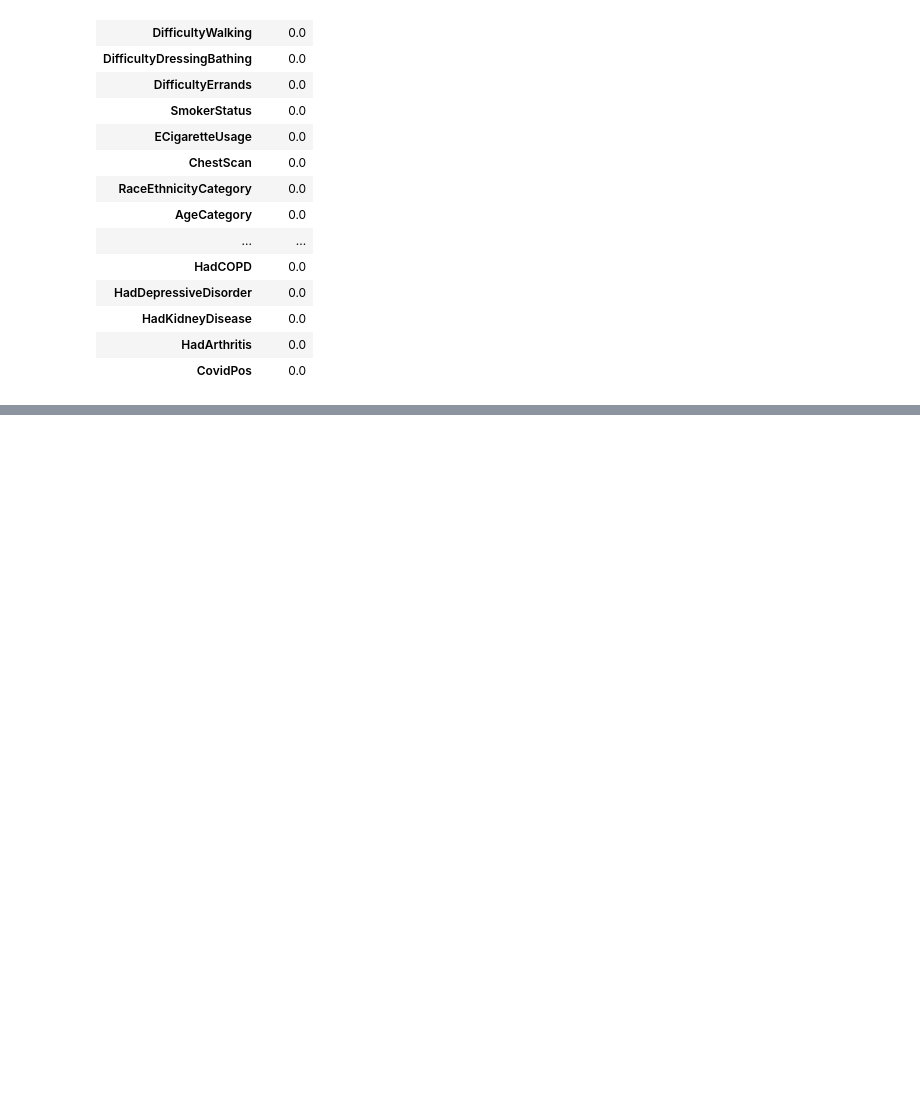
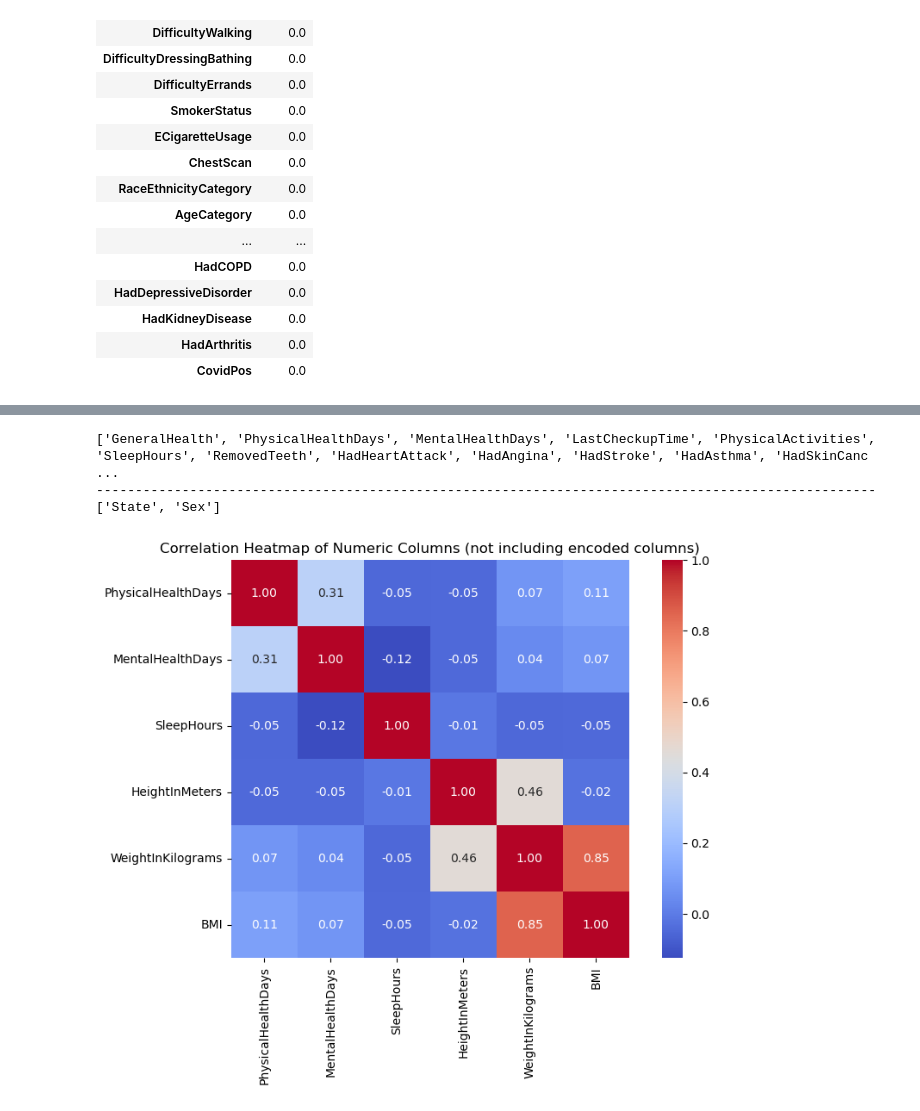
Before and after one commit to makarandkeer/BerkeleyAssignments, a Jupyter notebook: capstone/heart_disease_indicators.ipynb, the cells around one changed output, grey strips where cells are left out. Saved outputs shown, nothing was run; the diff lists cells and outputs as text; code cells hidden in the pictures; blank space fills up the shorter version.

```diff
--- a/capstone/heart_disease_indicators.ipynb
+++ b/capstone/heart_disease_indicators.ipynb
@@ -1096,7 +1114,9 @@ nan_percent.sort_values(by='NaN %', ascending=False)
 # %%
-# encoder = LabelEncoder()
-# df["Sex"] = encoder.fit_transform(df["Sex"])
+# One-hot encode the 'Sex' column
+sex_dummies = pd.get_dummies(df['Sex'], prefix='Sex')
+df = pd.concat([df.drop('Sex', axis=1), sex_dummies], axis=1)
 
-# # show all unique values of the Gender column
-# print(df["Sex"].unique())
-# print("-" * 40)
+# Show the new columns created for 'Sex'
+print("One-hot encoded columns for 'Sex':", sex_dummies.columns.tolist())
+
+print("-" * 100)
@@ -1102,0 +1128,8 @@ nan_percent.sort_values(by='NaN %', ascending=False)
+# %%
+# One-hot encode the 'State' column
+state_dummies = pd.get_dummies(df['State'], prefix='State')
+df = pd.concat([df.drop('State', axis=1), state_dummies], axis=1)
+
+# Show the new columns created for 'State'
+print("One-hot encoded columns for 'State':", state_dummies.columns.tolist())
+print("-" * 100)
@@ -1102,0 +1147,25 @@ nan_percent.sort_values(by='NaN %', ascending=False)
+# %%
+print(numeric_columns)
+print("-" * 100)
+print(object_columns)
+# %% [output]
+['GeneralHealth', 'PhysicalHealthDays', 'MentalHealthDays', 'LastCheckupTime', 'PhysicalActivities', 'SleepHours', 'RemovedTeeth', 'HadHeartAttack', 'HadAngina', 'HadStroke', 'HadAsthma', 'HadSkinCanc ...
+----------------------------------------------------------------------------------------------------
+['State', 'Sex']
+# %%
+import seaborn as sns
+import matplotlib.pyplot as plt
+
+# Filter numeric_columns to exclude columns starting with 'State_'
+# filtered_numeric_columns = [col for col in numeric_columns if not col.startswith('State_') and not col.startswith('Sex_')]
+original_numeric_columns = ['PhysicalHealthDays', 'MentalHealthDays', 'SleepHours', 'HeightInMeters', 'WeightInKilograms', 'BMI']
+
+# Compute the correlation matrix for the filtered numeric columns
+corr_matrix = df[original_numeric_columns].corr()
+
+plt.figure(figsize=(10, 6))
+sns.heatmap(corr_matrix, annot=True, fmt=".2f", cmap="coolwarm", square=True)
+plt.title("Correlation Heatmap of Numeric Columns (not including encoded columns)")
+plt.show()
+# %% [output]
+[figure, added]
```
Also changed, not shown: parts of 13 cells of this notebook.
